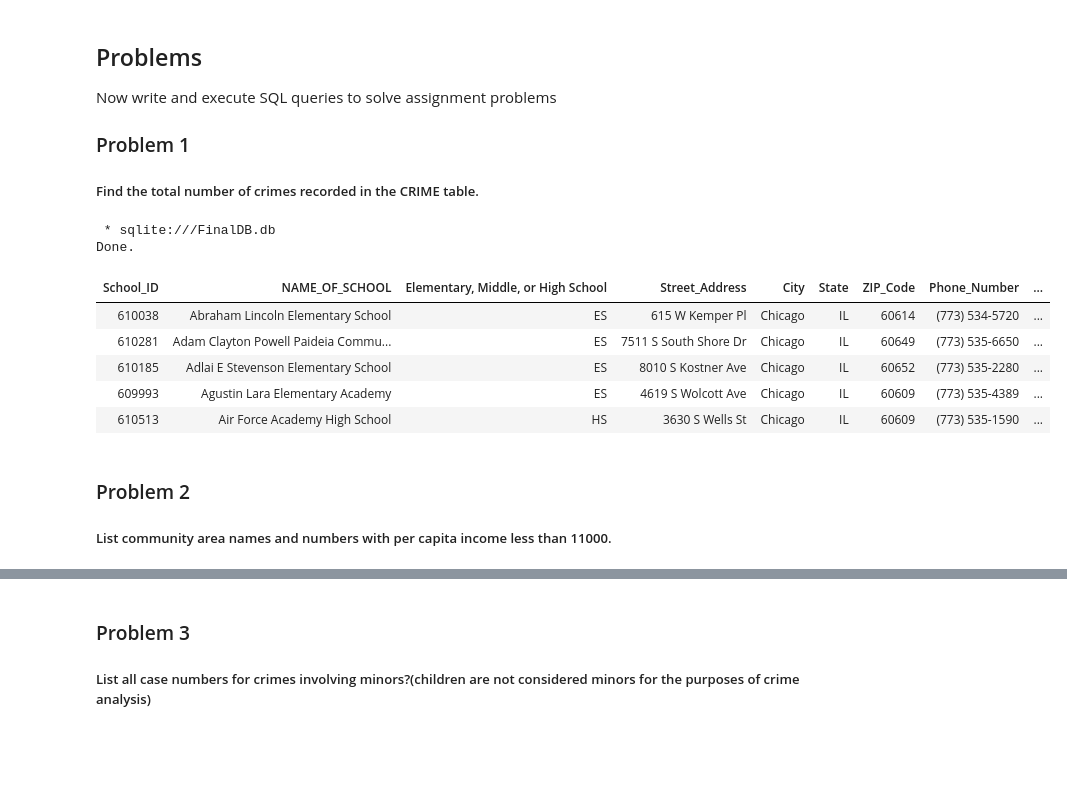
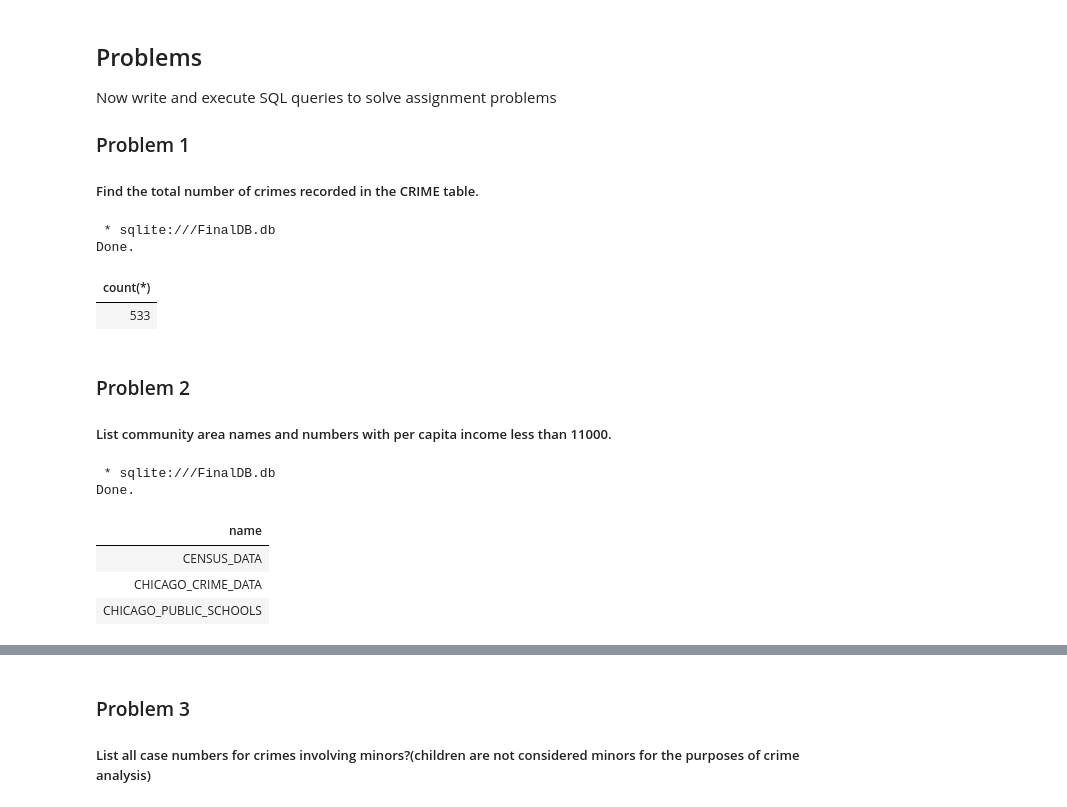
Before and after one commit to YaaseenK/Databases_SQL_Data_Science_w-_Python, a Jupyter notebook: module5/final/mod5-final-project-v2.ipynb, the cells around one changed output, grey strips where cells are left out. Cells and saved outputs as stored; diff of their text form; code cells hidden in the pictures; blank space fills up the shorter version.

```diff
--- a/module5/final/mod5-final-project-v2.ipynb
+++ b/module5/final/mod5-final-project-v2.ipynb
@@ -173,17 +176,25 @@ Now write and execute SQL queries to solve assignment problems
 ##### Find the total number of crimes recorded in the CRIME table.
 # %%
 %%sql
-SELECT * FROM CHICAGO_CRIME_DATA LIMIT 5;
+SELECT count(*) FROM CHICAGO_CRIME_DATA;
 # %% [output]
  * sqlite:///FinalDB.db
 Done.
-| School_ID | NAME_OF_SCHOOL | Elementary, Middle, or High School | Street_Address | City | State | ZIP_Code | Phone_Number | ... |
-| 610038 | Abraham Lincoln Elementary School | ES | 615 W Kemper Pl | Chicago | IL | 60614 | (773) 534-5720 | ... |
-| 610281 | Adam Clayton Powell Paideia Commu... | ES | 7511 S South Shore Dr | Chicago | IL | 60649 | (773) 535-6650 | ... |
-| 610185 | Adlai E Stevenson Elementary School | ES | 8010 S Kostner Ave | Chicago | IL | 60652 | (773) 535-2280 | ... |
-| 609993 | Agustin Lara Elementary Academy | ES | 4619 S Wolcott Ave | Chicago | IL | 60609 | (773) 535-4389 | ... |
-| 610513 | Air Force Academy High School | HS | 3630 S Wells St | Chicago | IL | 60609 | (773) 535-1590 | ... |
+| count(*) |
+| 533 |
 # %% [markdown]
 ### Problem 2
 
 ##### List community area names and numbers with per capita income less than 11000.
+# %%
+%%sql
+SELECT name
+FROM sqlite_master
+WHERE type='table';
+# %% [output]
+ * sqlite:///FinalDB.db
+Done.
+| name |
+| CENSUS_DATA |
+| CHICAGO_CRIME_DATA |
+| CHICAGO_PUBLIC_SCHOOLS |
```
Also changed, not shown: parts of 3 cells of this notebook.
